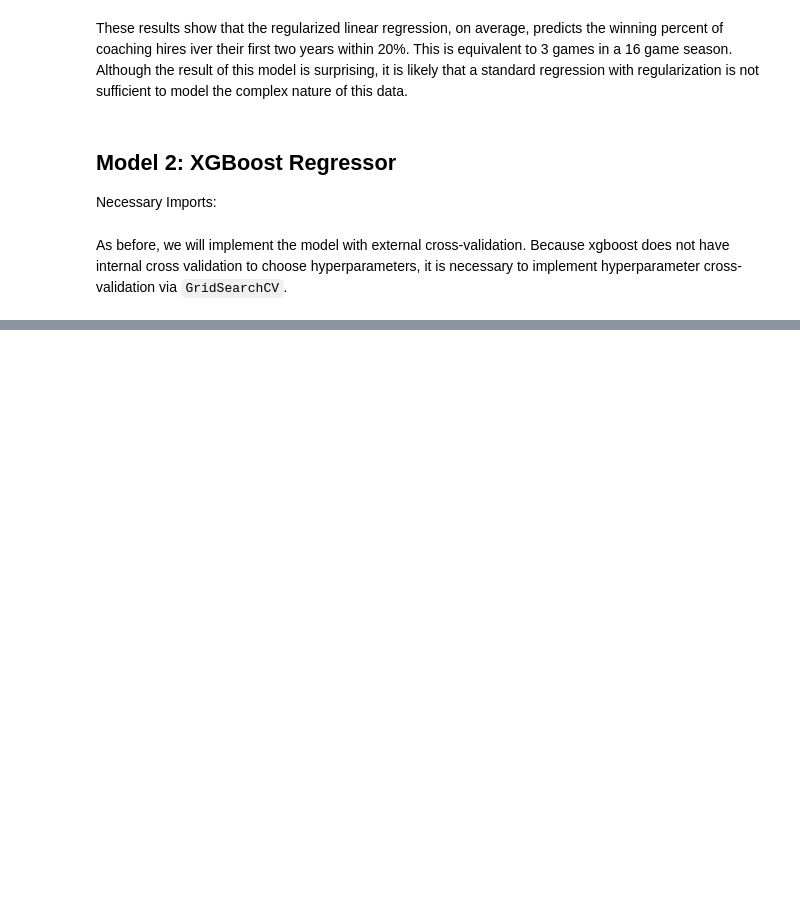
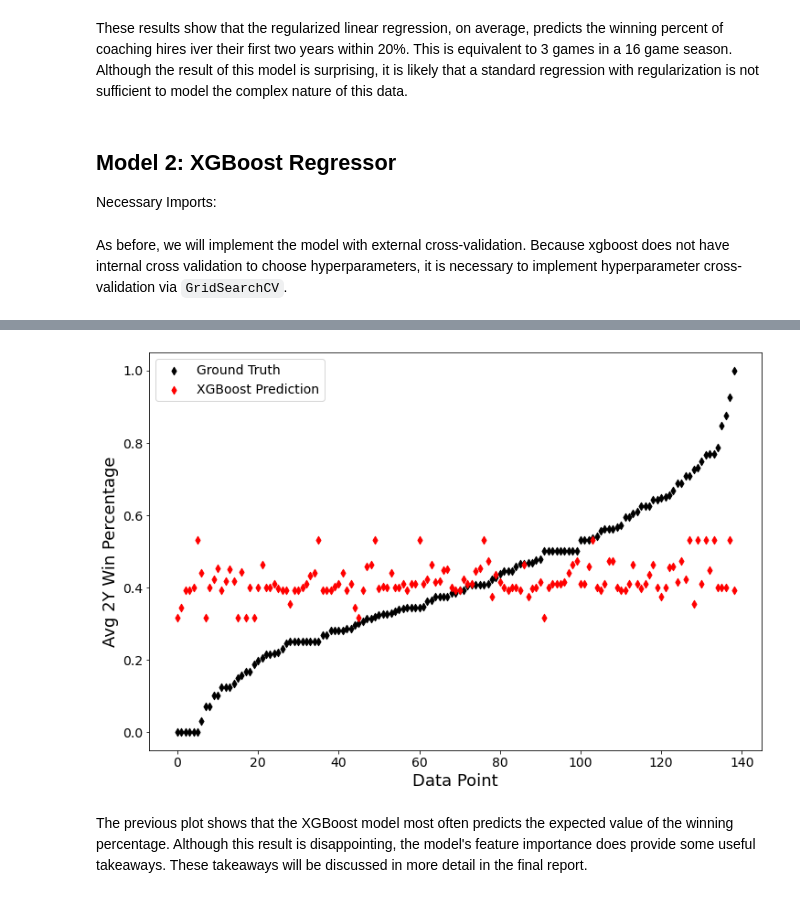
Before and after one commit to jwilliamson7/CoachingProject, a Jupyter notebook: Williamson-Jon-CSCE421-Project-WinningPercentModels.ipynb, the cells around one changed output, grey strips where cells are left out. Drawn from its saved outputs; the diff is of its cells as text; code cells hidden in the pictures; blank space fills up the shorter version.

```diff
--- a/Williamson-Jon-CSCE421-Project-WinningPercentModels.ipynb
+++ b/Williamson-Jon-CSCE421-Project-WinningPercentModels.ipynb
@@ -481,0 +535,12 @@ The previously printed RMSE values show that the heavily cross-validated XGBoost
+# %%
+sorted_y_test, sorted_plot_pred = [list(tuple) for tuple in zip(*sorted(zip(y_test, plot_pred)))]
+plt.scatter(np.arange(0, len(sorted_y_test)), sorted_y_test, marker='d', color='k', label='Ground Truth')
+plt.scatter(np.arange(0, len(sorted_plot_pred)), sorted_plot_pred, marker='d', color='r', label='XGBoost Prediction')
+plt.xlabel('Data Point')
+plt.ylabel('Avg 2Y Win Percentage')
+plt.legend()
+plt.show()
+# %% [output]
+[figure, added]
+# %% [markdown]
+The previous plot shows that the XGBoost model most often predicts the expected value of the winning percentage. Although this result is disappointing, the model's feature importance does provide some useful takeaways. These takeaways will be discussed in more detail in the final report.
```
Also changed, not shown: parts of 13 cells of this notebook.
